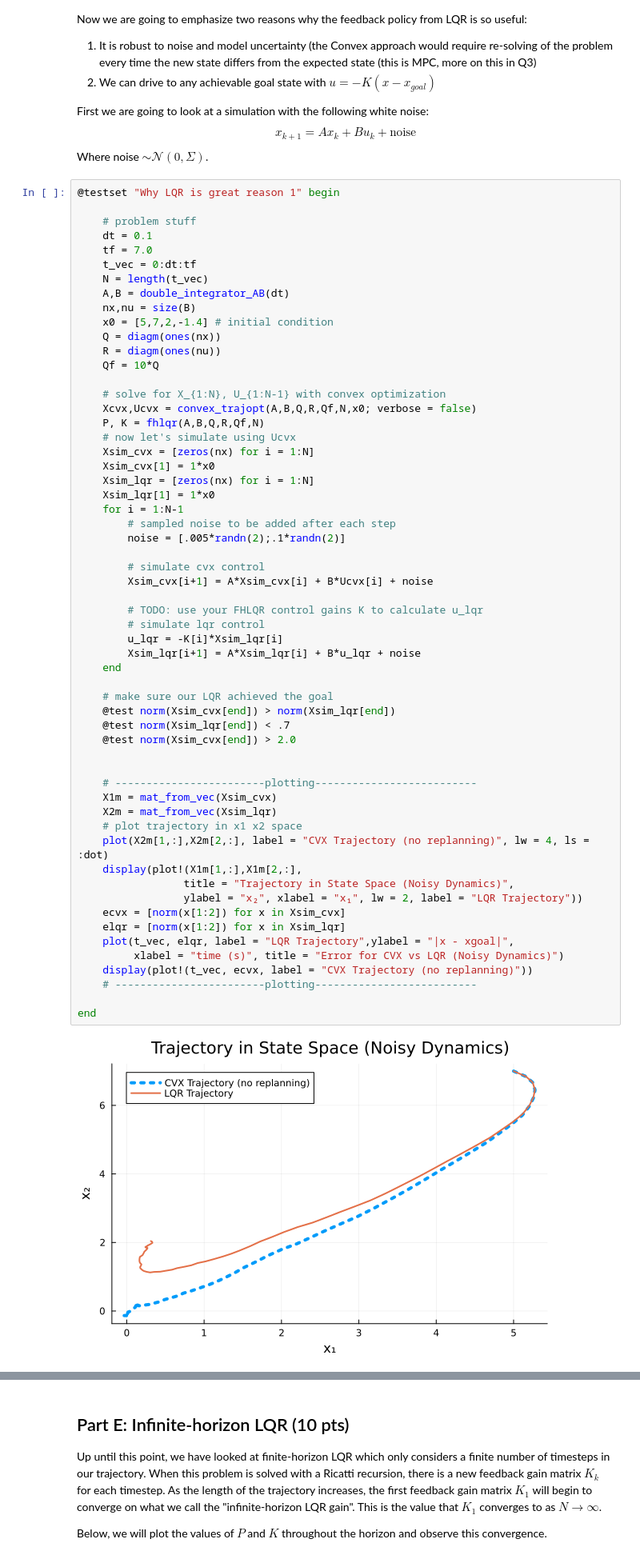
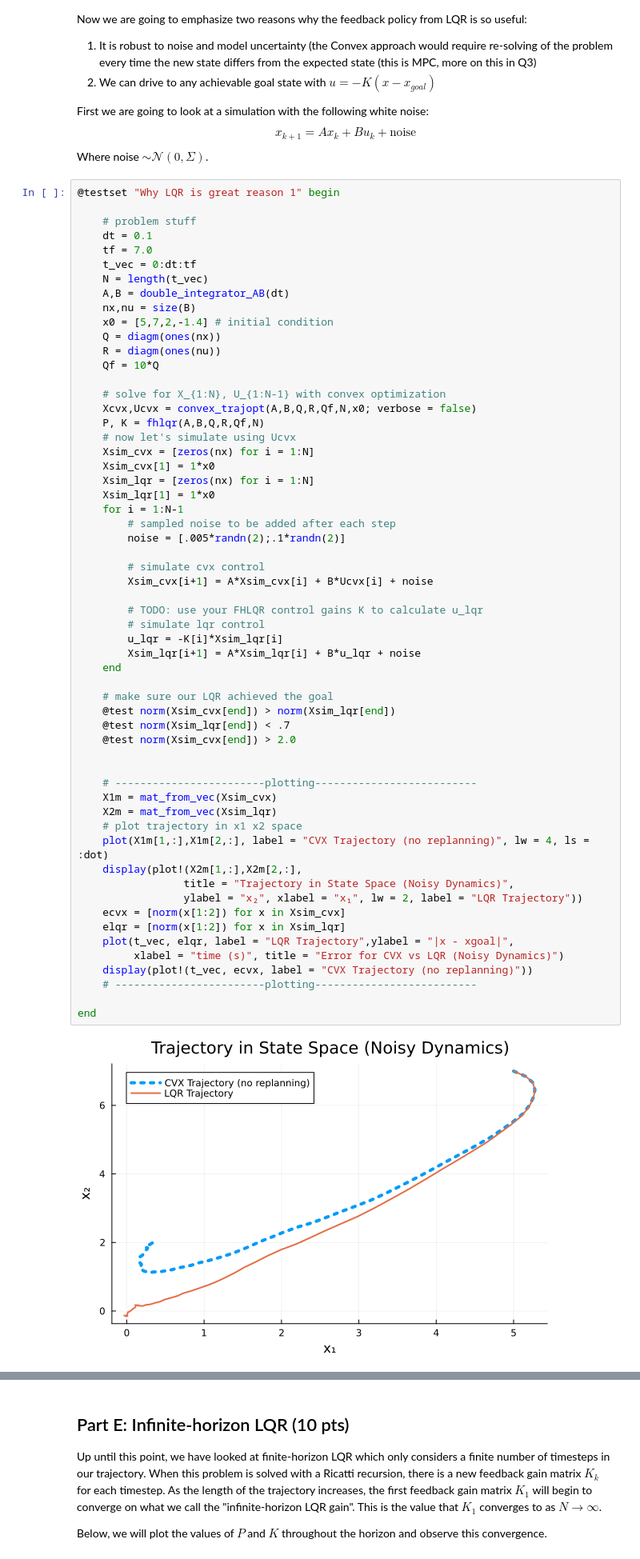
Before and after one commit to jc-bao/CMU16-745-Optimal-Control-HW, a Jupyter notebook: hw2/Q1.ipynb, the cells around one changed output, grey strips where cells are left out. Shown at 80% size. Drawn from its saved outputs; the diff is of its cells as text.

```diff
--- a/hw2/Q1.ipynb
+++ b/hw2/Q1.ipynb
@@ -523,35 +525,35 @@ Where noise $ \sim \mathcal{N}(0,\Sigma)$.
         # simulate cvx control
         Xsim_cvx[i+1] = A*Xsim_cvx[i] + B*Ucvx[i] + noise
 
         # TODO: use your FHLQR control gains K to calculate u_lqr
         # simulate lqr control
         u_lqr = -K[i]*Xsim_lqr[i]
         Xsim_lqr[i+1] = A*Xsim_lqr[i] + B*u_lqr + noise
     end
 
     # make sure our LQR achieved the goal
     @test norm(Xsim_cvx[end]) > norm(Xsim_lqr[end])
     @test norm(Xsim_lqr[end]) < .7
     @test norm(Xsim_cvx[end]) > 2.0
 
 
     # ------------------------plotting--------------------------
     X1m = mat_from_vec(Xsim_cvx)
     X2m = mat_from_vec(Xsim_lqr)
     # plot trajectory in x1 x2 space
-    plot(X2m[1,:],X2m[2,:], label = "CVX Trajectory (no replanning)", lw = 4, ls = :dot)
-    display(plot!(X1m[1,:],X1m[2,:],
+    plot(X1m[1,:],X1m[2,:], label = "CVX Trajectory (no replanning)", lw = 4, ls = :dot)
+    display(plot!(X2m[1,:],X2m[2,:],
                  title = "Trajectory in State Space (Noisy Dynamics)",
                  ylabel = "x₂", xlabel = "x₁", lw = 2, label = "LQR Trajectory"))
     ecvx = [norm(x[1:2]) for x in Xsim_cvx]
     elqr = [norm(x[1:2]) for x in Xsim_lqr]
     plot(t_vec, elqr, label = "LQR Trajectory",ylabel = "|x - xgoal|",
          xlabel = "time (s)", title = "Error for CVX vs LQR (Noisy Dynamics)")
     display(plot!(t_vec, ecvx, label = "CVX Trajectory (no replanning)"))
     # ------------------------plotting--------------------------
 
 end
 # %% [output]
-[figure, old version]
+[figure, new version]
 [figure]
 Test Summary:             | Pass  Total  Time
```
Also changed, not shown: parts of 10 cells of this notebook, 12 other files.
